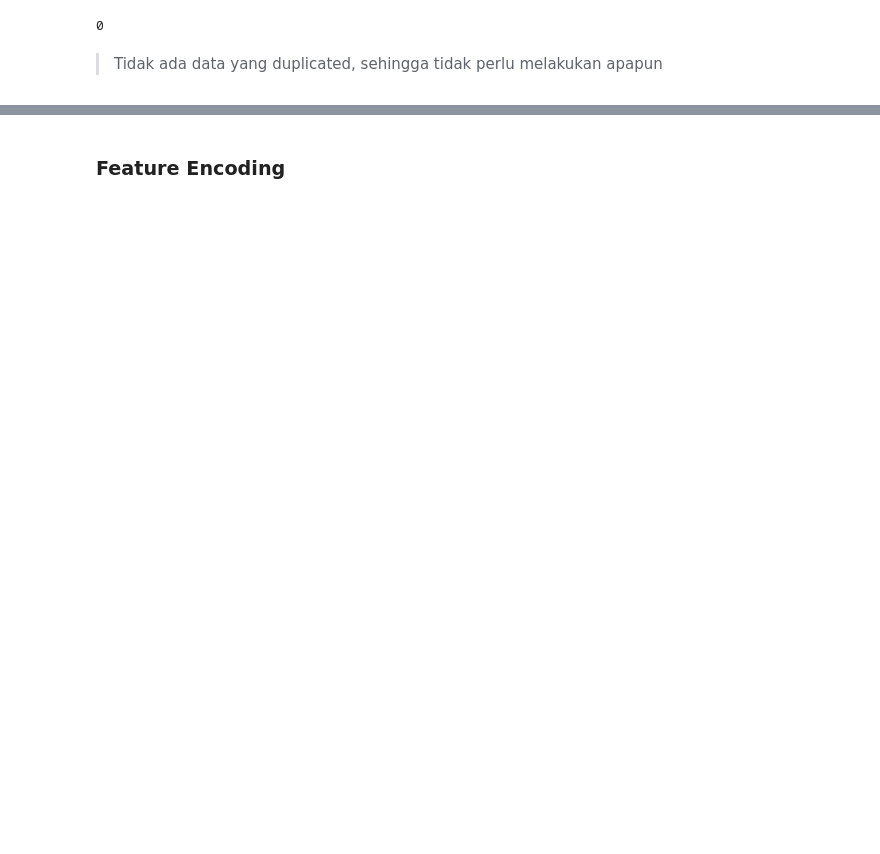
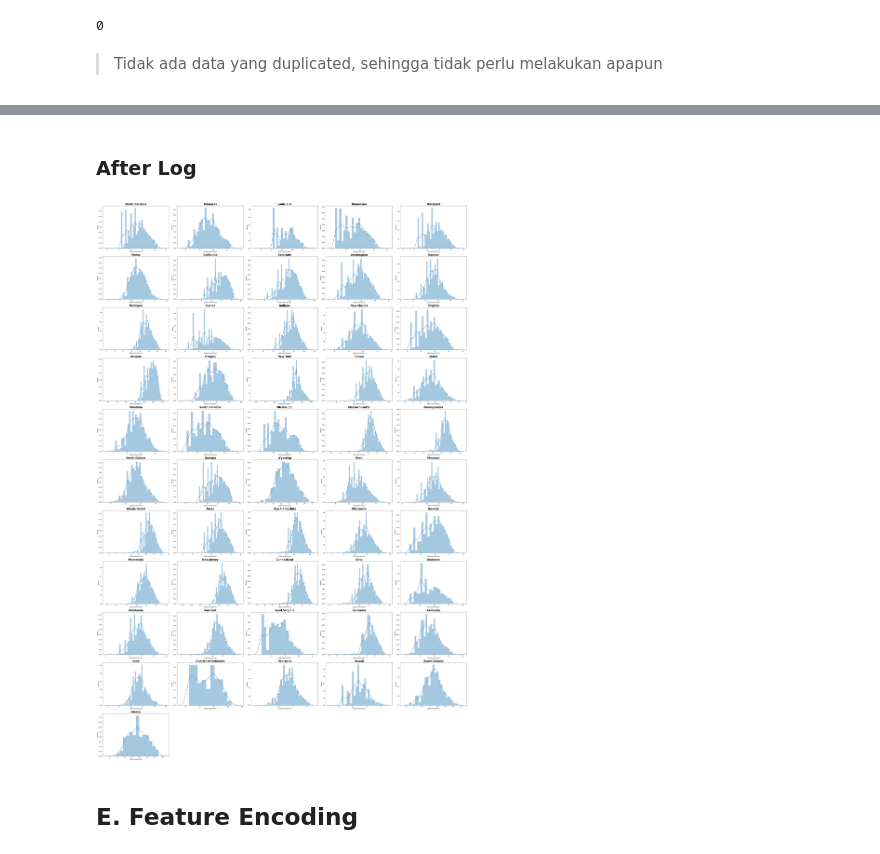
Before and after one commit to AldhiPrambudi/Colony-of-Weirdos, a Jupyter notebook: Pre-Processing/Pre_Processing_v1.ipynb, the cells around one changed output, grey strips where cells are left out. Drawn from its saved outputs; the diff is of its cells as text; code cells hidden in the pictures; blank space fills up the shorter version.

```diff
--- a/Pre-Processing/Pre_Processing_v1.ipynb
+++ b/Pre-Processing/Pre_Processing_v1.ipynb
@@ -220,2 +440,17 @@ dfc_v1 = dfc_v1[dfc_v1['DisbursementGross'] <= dfc_v1['GrAppv']]
+# %% [markdown]
+### After Log
+# %%
+state_unique = list(dfc_v1['State'].unique())
+plt.figure(figsize=(40,60))
+i = 1
+for item in state_unique :
+    subs = dfc_v1[(dfc_v1['State'] == item) & (dfc_v1['DisbursementGross'] > 0)]['DisbursementGross']
+    plt.subplot(11,5,i)
+    sns.distplot(np.log(subs))
+    plt.title(list(dfc_v1[dfc_v1['State'] == item]['StateName'])[0],fontweight='bold',fontsize=20)
+    i += 1
+plt.tight_layout()
+# %% [output]
+[figure, added]
 # %% [markdown]
-### Feature Encoding
+## E. Feature Encoding
```
Also changed, not shown: parts of 85 cells of this notebook.
